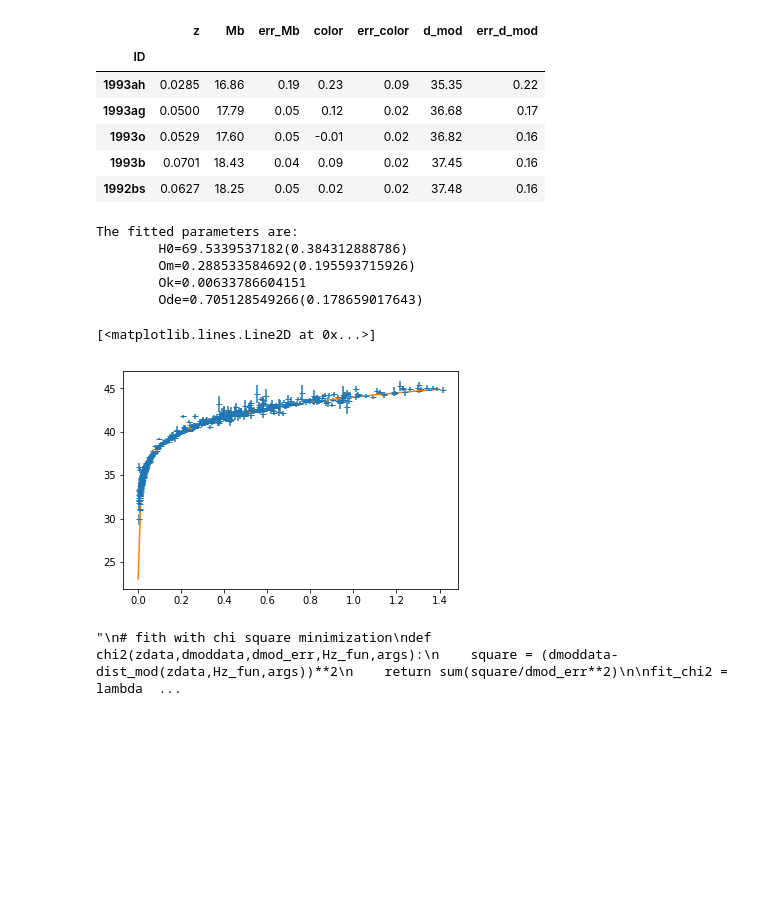
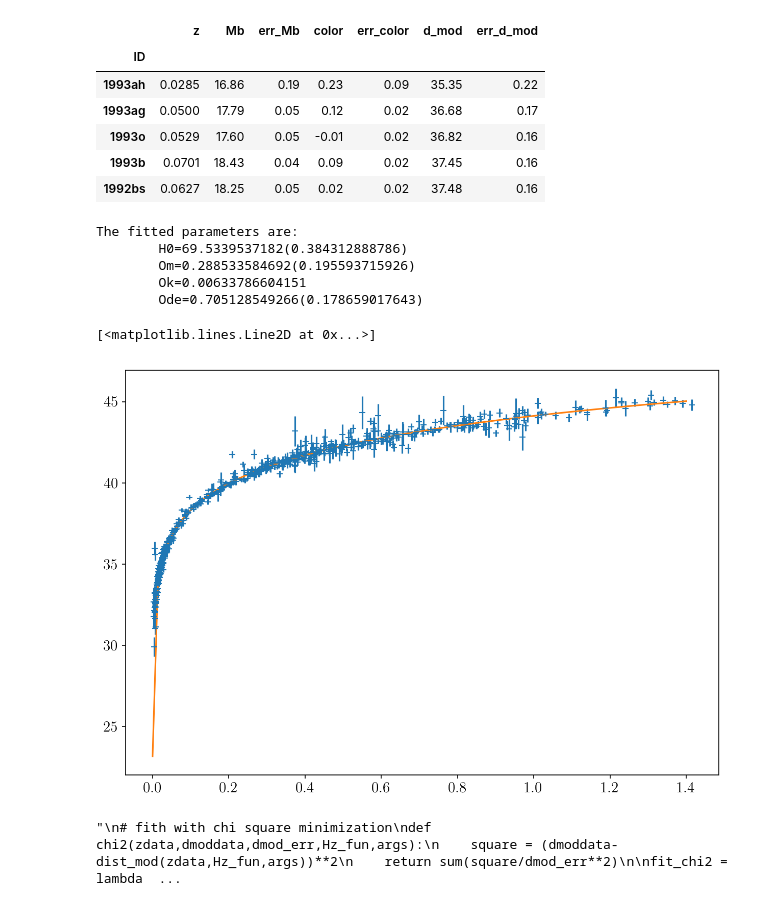
Before and after one commit to OriolAbril/cosmology, a Jupyter notebook: project.ipynb, the cells around one changed output. Cells and saved outputs as stored; diff of their text form; code cells hidden in the pictures; blank space fills up the shorter version.

```diff
--- a/project.ipynb
+++ b/project.ipynb
@@ -5,14 +5,26 @@ Authors: Oriol Abril Pla, Mariona Badenas Agusti
 
 April 2018
 # %%
+%matplotlib inline
+%config IPython.matplotlib.backend = "retina"
+
 import pandas as pd
 import matplotlib.pyplot as plt
-%matplotlib inline
+
 import scipy.optimize as opt
 import scipy.integrate as pyint
 import scipy.constants as const
 import scipy.stats as stat
 import numpy as np
+
+from matplotlib import rcParams
+rcParams['figure.figsize'] = 10, 7
+rcParams["figure.dpi"] = 150
+rcParams["savefig.dpi"] = 150
+
+import astroML
+from astroML.plotting import setup_text_plots
+setup_text_plots(fontsize=14, usetex=True)
 # %% [markdown]
 #### Load the data
 # %%
@@ -75,35 +87,36 @@ def dist_lum(z,Hz_fun,args):
     return chi(z,Hz_fun,args)*(1+z)
 
 def dist_mod(z,Hz_fun,args):
     D_L = dist_lum(z,Hz_fun,args)
     return 5*np.log10(D_L)+25
 
 def fit_d_mod(z,Hz_fun,args):
     return dist_mod(z,Hz_fun,args[:-1])-args[-1]*(1-sum(args))
 
 z_grid = np.linspace(1e-4,1.4,100)
 mask = np.isfinite(SNe_df['z']) & np.isfinite(SNe_df['d_mod'])
 cosmo_params = [73.8,.3,0.7]
 
 res = opt.curve_fit(lambda z,*p: dist_mod(z,Hz_flatLCDM,p),
                     xdata=SNe_df[mask]['z'],
                     ydata=SNe_df[mask]['d_mod'],
                     sigma = SNe_df[mask]['err_d_mod'], absolute_sigma=True,
                     p0=cosmo_params)
 res_err = np.sqrt(np.diag(res[1]))
 H0,Om,Ode = res[0]
+
 print 'The fitted parameters are:\n\tH0={1}({4})\n\tOm={2}({5})\
 \n\tOk={0}\n\tOde={3}({6})'.format(1-sum(res[0][1:]),*np.append(res[0],res_err))
 plt.errorbar(SNe_df['z'],SNe_df['d_mod'],yerr=SNe_df['err_d_mod'],fmt='_')
-plt.plot(z_grid,dist_mod(z_grid,Hz_flatLCDM,cosmo_params))
+plt.plot(z_grid,dist_mod(z_grid,Hz_flatLCDM,res[0]))
 # %% [output]
 The fitted parameters are:
         H0=69.5339537182(0.384312888786)
         Om=0.288533584692(0.195593715926)
         Ok=0.00633786604151
         Ode=0.705128549266(0.178659017643)
 [<matplotlib.lines.Line2D at 0x...>]
-[figure, old version]
+[figure, new version]
 # %%
 '''
 # fith with chi square minimization
```
Also changed, not shown: parts of 5 cells of this notebook.
